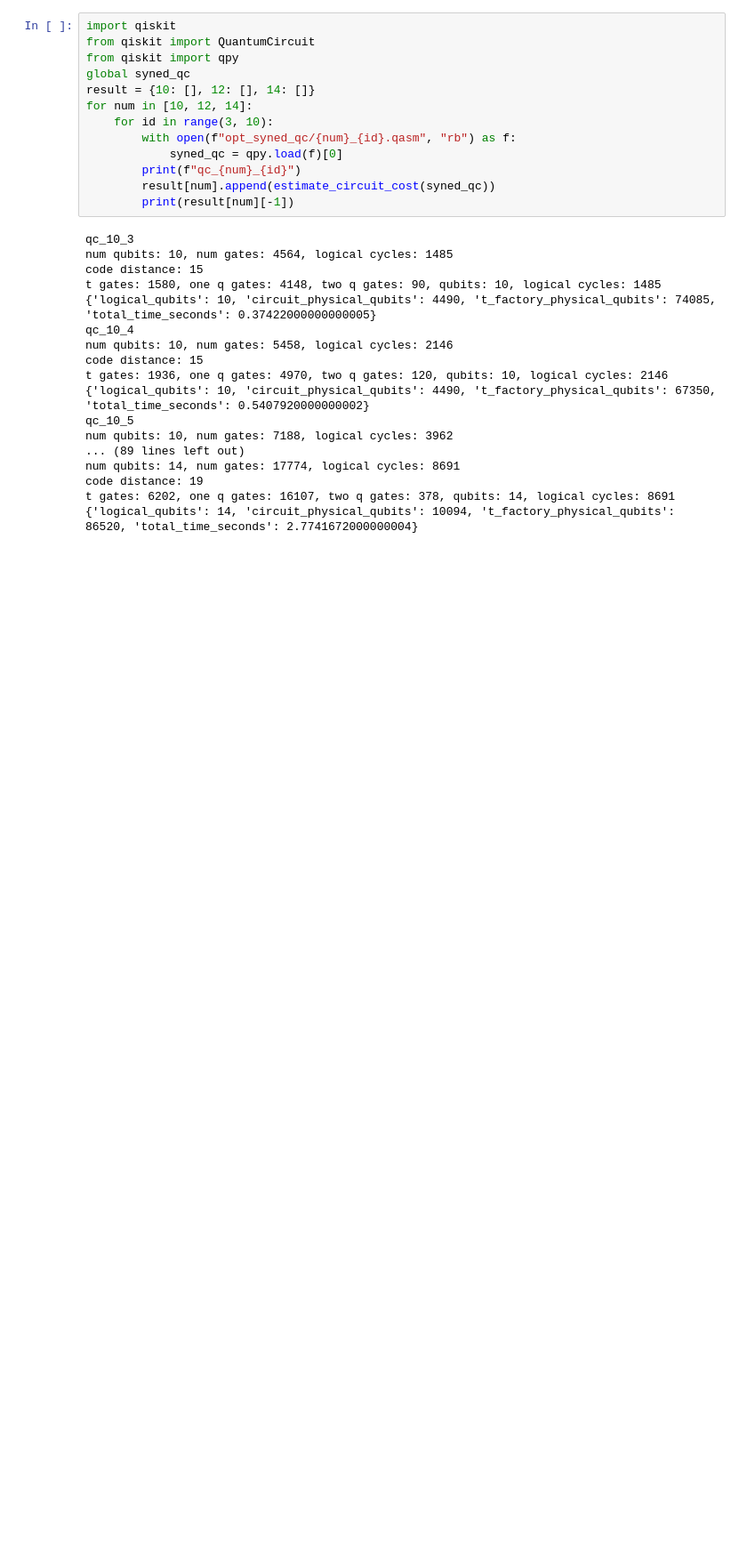
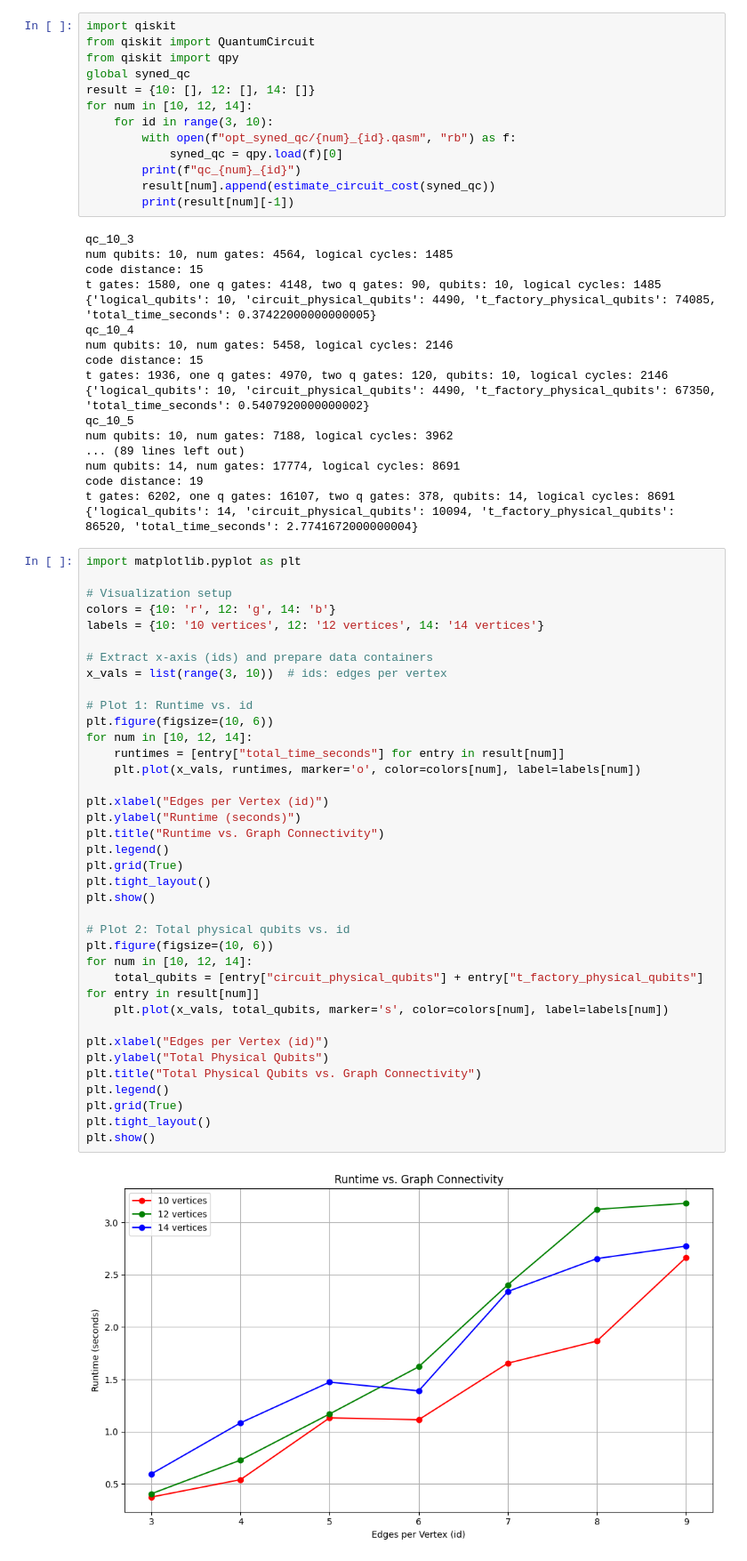
Before and after one commit to melody0123/QAOA4FTQC, a Jupyter notebook: estimate_part.ipynb, the cells around one changed output. Shown: that part at 89% size. Drawn from its saved outputs; the diff is of its cells as text; blank space fills up the shorter version.

```diff
--- a/estimate_part.ipynb
+++ b/estimate_part.ipynb
@@ -212,3 +212,42 @@ num qubits: 14, num gates: 17774, logical cycles: 8691
 code distance: 19
 t gates: 6202, one q gates: 16107, two q gates: 378, qubits: 14, logical cycles: 8691
 {'logical_qubits': 14, 'circuit_physical_qubits': 10094, 't_factory_physical_qubits': 86520, 'total_time_seconds': 2.7741672000000004}
+# %%
+import matplotlib.pyplot as plt
+
+# Visualization setup
+colors = {10: 'r', 12: 'g', 14: 'b'}
+labels = {10: '10 vertices', 12: '12 vertices', 14: '14 vertices'}
+
+# Extract x-axis (ids) and prepare data containers
+x_vals = list(range(3, 10))  # ids: edges per vertex
+
+# Plot 1: Runtime vs. id
+plt.figure(figsize=(10, 6))
+for num in [10, 12, 14]:
+    runtimes = [entry["total_time_seconds"] for entry in result[num]]
+    plt.plot(x_vals, runtimes, marker='o', color=colors[num], label=labels[num])
+
+plt.xlabel("Edges per Vertex (id)")
+plt.ylabel("Runtime (seconds)")
+plt.title("Runtime vs. Graph Connectivity")
+plt.legend()
+plt.grid(True)
+plt.tight_layout()
+plt.show()
+
+# Plot 2: Total physical qubits vs. id
+plt.figure(figsize=(10, 6))
+for num in [10, 12, 14]:
+    total_qubits = [entry["circuit_physical_qubits"] + entry["t_factory_physical_qubits"] for entry in result[num]]
+    plt.plot(x_vals, total_qubits, marker='s', color=colors[num], label=labels[num])
+
+plt.xlabel("Edges per Vertex (id)")
+plt.ylabel("Total Physical Qubits")
+plt.title("Total Physical Qubits vs. Graph Connectivity")
+plt.legend()
+plt.grid(True)
+plt.tight_layout()
+plt.show()
+# %% [output]
+[figure, added]
```
Also changed, not shown: parts of 1 cell of this notebook.
